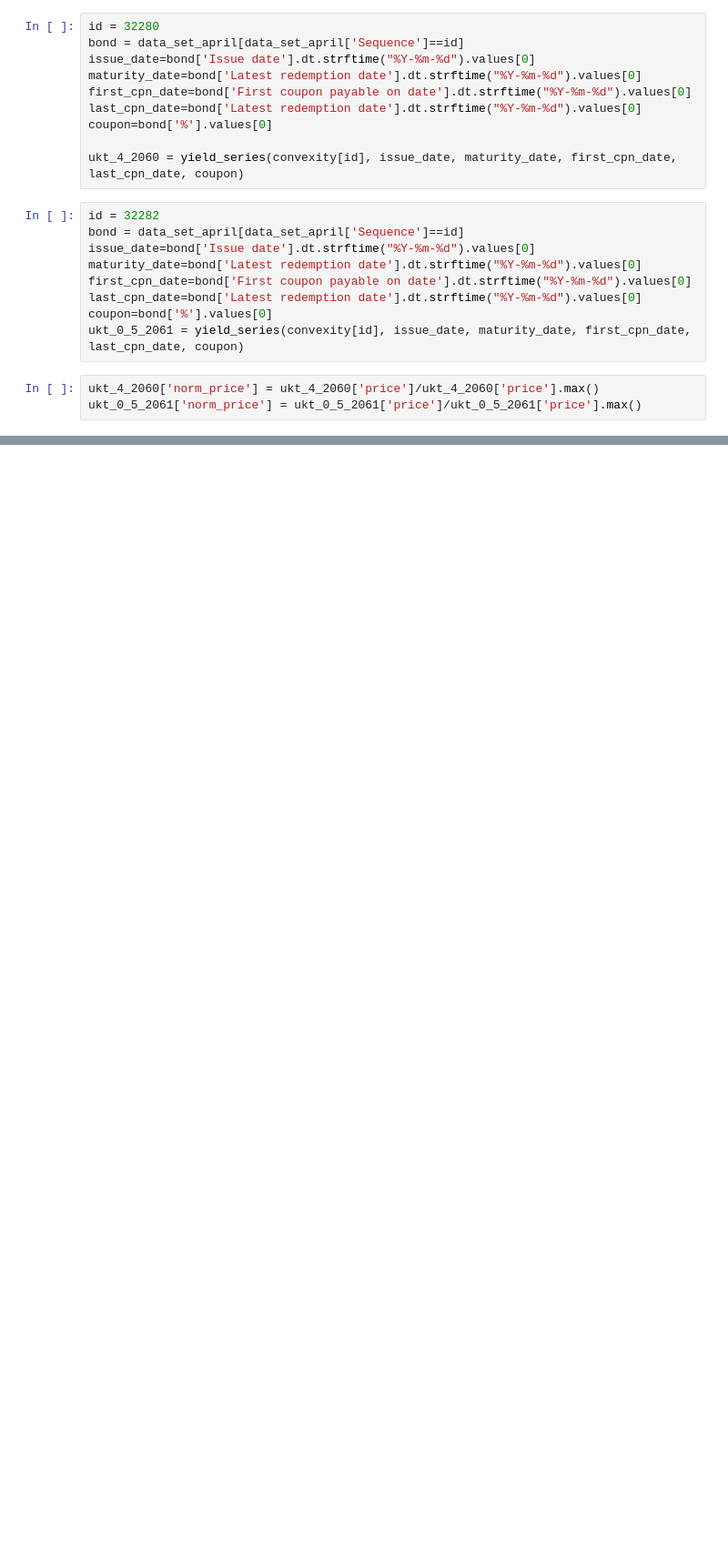
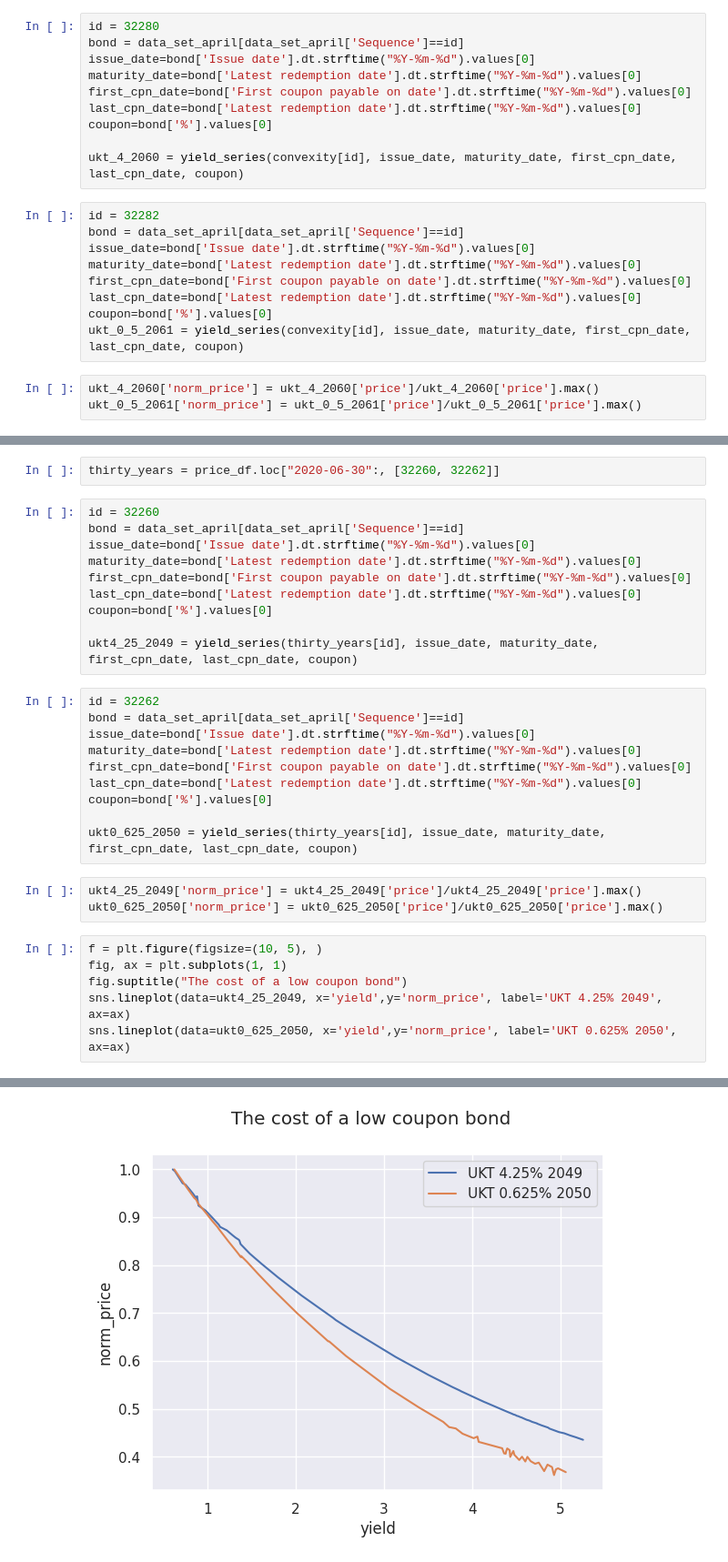
Before and after one commit to cormach/economy, a Jupyter notebook: lme.ipynb, the cells around one changed output, grey strips where cells are left out. Shown at 91% size. Drawn from its saved outputs; the diff is of its cells as text; blank space fills up the shorter version.

```diff
--- a/lme.ipynb
+++ b/lme.ipynb
@@ -309,0 +459,32 @@ ukt_0_5_2061.tail()
+# %%
+thirty_years = price_df.loc["2020-06-30":, [32260, 32262]]
+# %%
+id = 32260
+bond = data_set_april[data_set_april['Sequence']==id]
+issue_date=bond['Issue date'].dt.strftime("%Y-%m-%d").values[0]
+maturity_date=bond['Latest redemption date'].dt.strftime("%Y-%m-%d").values[0]
+first_cpn_date=bond['First coupon payable on date'].dt.strftime("%Y-%m-%d").values[0]
+last_cpn_date=bond['Latest redemption date'].dt.strftime("%Y-%m-%d").values[0]
+coupon=bond['%'].values[0]
+
+ukt4_25_2049 = yield_series(thirty_years[id], issue_date, maturity_date, first_cpn_date, last_cpn_date, coupon)
+# %%
+id = 32262
+bond = data_set_april[data_set_april['Sequence']==id]
+issue_date=bond['Issue date'].dt.strftime("%Y-%m-%d").values[0]
+maturity_date=bond['Latest redemption date'].dt.strftime("%Y-%m-%d").values[0]
+first_cpn_date=bond['First coupon payable on date'].dt.strftime("%Y-%m-%d").values[0]
+last_cpn_date=bond['Latest redemption date'].dt.strftime("%Y-%m-%d").values[0]
+coupon=bond['%'].values[0]
+
+ukt0_625_2050 = yield_series(thirty_years[id], issue_date, maturity_date, first_cpn_date, last_cpn_date, coupon)
+# %%
+ukt4_25_2049['norm_price'] = ukt4_25_2049['price']/ukt4_25_2049['price'].max()
+ukt0_625_2050['norm_price'] = ukt0_625_2050['price']/ukt0_625_2050['price'].max()
+# %%
+f = plt.figure(figsize=(10, 5), )
+fig, ax = plt.subplots(1, 1)
+fig.suptitle("The cost of a low coupon bond")
+sns.lineplot(data=ukt4_25_2049, x='yield',y='norm_price', label='UKT 4.25% 2049', ax=ax)
+sns.lineplot(data=ukt0_625_2050, x='yield',y='norm_price', label='UKT 0.625% 2050', ax=ax)
+# %% [output]
@@ -309,0 +493 @@ ukt_0_5_2061.tail()
+[figure, added]
```
Also changed, not shown: parts of 73 cells of this notebook, 1 other file.
